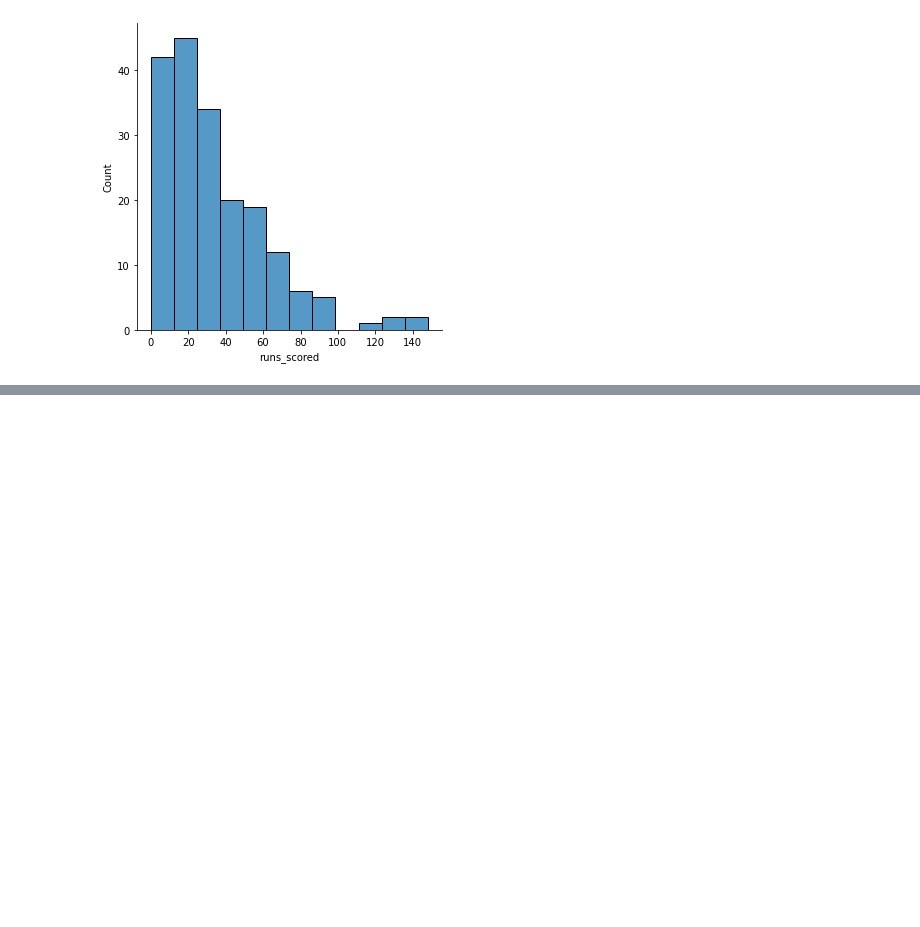
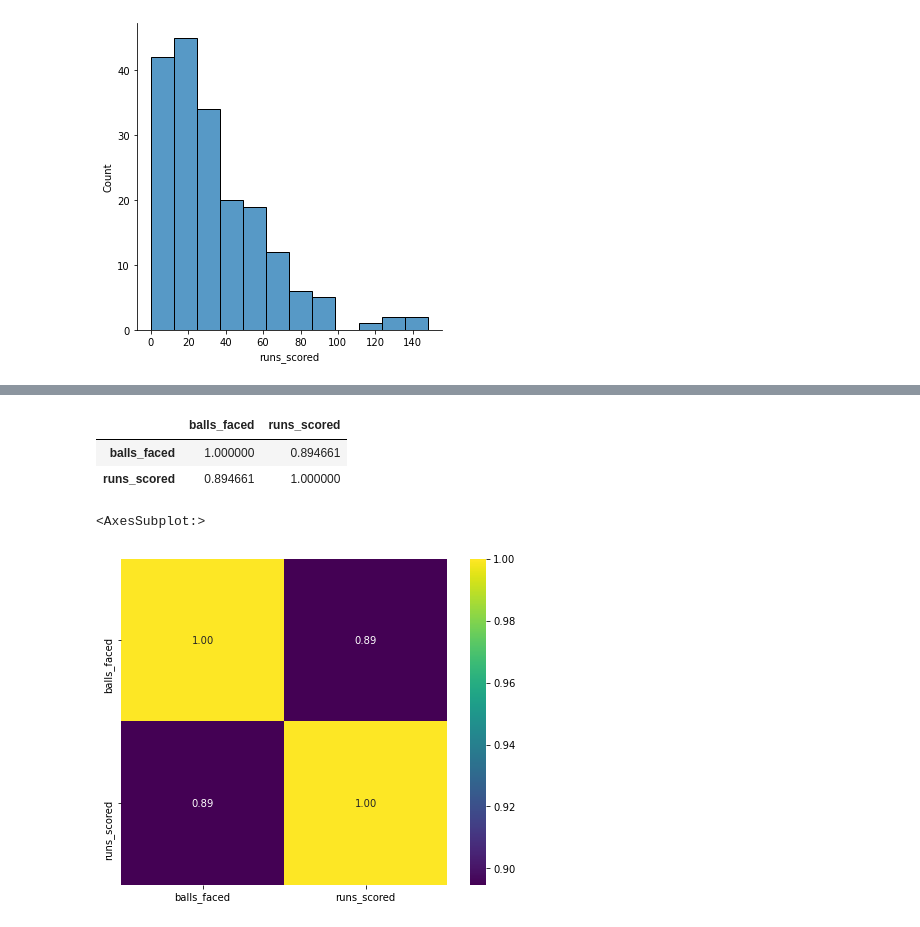
Before and after one commit to vipinbhagat123/Pandas, a Jupyter notebook: Pandas2/pandas_day2.ipynb, the cells around one changed output, grey strips where cells are left out. Cells and saved outputs as stored; diff of their text form; code cells hidden in the pictures; blank space fills up the shorter version.

```diff
--- a/Pandas2/pandas_day2.ipynb
+++ b/Pandas2/pandas_day2.ipynb
@@ -608,0 +611,16 @@ plt.show()
+# %%
+#Heat Map
+#calculate the correlation matrix
+correlation_matrix=df_new[['balls_faced','runs_scored']].corr()
+correlation_matrix
+# %% [output]
+|  | balls_faced | runs_scored |
+| balls_faced | 1.000000 | 0.894661 |
+| runs_scored | 0.894661 | 1.000000 |
+# %%
+#create heatmap
+plt.figure(figsize=(8,6))
+sns.heatmap(data=correlation_matrix,annot=True,cmap='viridis',square=True,fmt=".2f")
+# %% [output]
+<AxesSubplot:>
+[figure, added]
```
Also changed, not shown: parts of 4 cells of this notebook, 7 other files.
